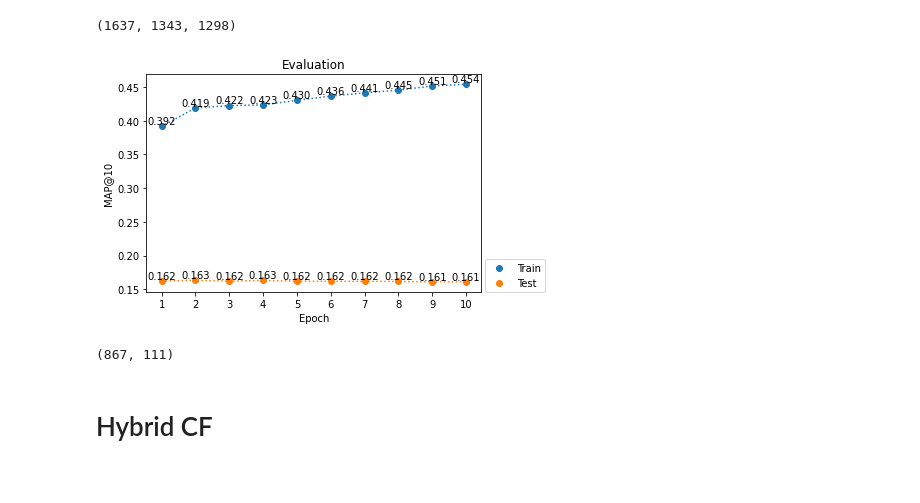
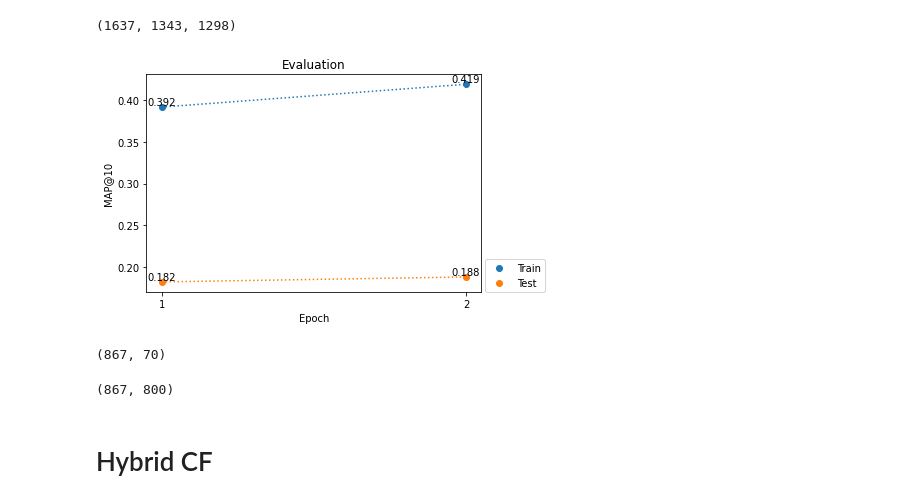
Before and after one commit to dpalbrecht/pyrecs, a Jupyter notebook: examples/MovieLens100K_LightFM.ipynb, the cells around one changed output. Cells and saved outputs as stored; diff of their text form; code cells hidden in the pictures.

```diff
--- a/examples/MovieLens100K_LightFM.ipynb
+++ b/examples/MovieLens100K_LightFM.ipynb
@@ -55,28 +55,32 @@ train_df['item'].nunique(), test_df['item'].nunique(), len(set(train_df['item'].
 # %%
 model_kwargs = {
     'no_components':32,
     'learning_rate':0.005,
     'loss':'warp',
     'random_state':42
 }
 train_kwargs = {
-    'num_epochs':10,
+    'num_epochs':2,
     'num_threads':1,
     'eval_epochs':'all',
     'plot':True
 }
 lfm = lightfm_wrapper.LightFM(users_col='user', items_col='item', interactions_type='ones',
                               model_kwargs=model_kwargs, train_kwargs=train_kwargs,
                               n_recs=10, tfrs_prediction_batch_size=128, fill_most_popular=True,
-                              normalize_features=False, exclude_seen_items=False, remove_factor_biases=False)
+                              normalize_features=False, remove_factor_biases=False)
 
 lfm.run(train_df=train_df, test_df=test_df)
 # %% [output]
-[figure, old version]
+[figure, new version]
 # %%
-len(lfm.predictions_dict), len(set([str(v) for v in lfm.predictions_dict.values()]))
+len(lfm.predictions_dict['train']), len(set([str(v) for v in lfm.predictions_dict['train'].values()]))
 # %% [output]
-(867, 111)
+(867, 70)
+# %%
+len(lfm.predictions_dict['test']), len(set([str(v) for v in lfm.predictions_dict['test'].values()]))
+# %% [output]
+(867, 800)
 # %% [markdown]
 # Hybrid CF
 # %%
```
Also changed, not shown: parts of 5 cells of this notebook, 3 other files.
